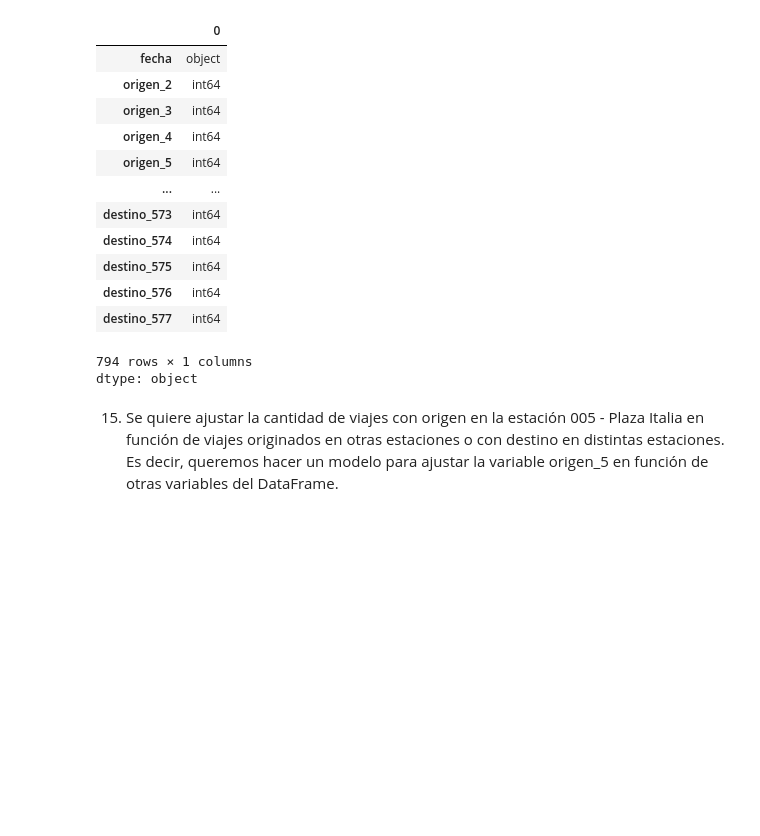
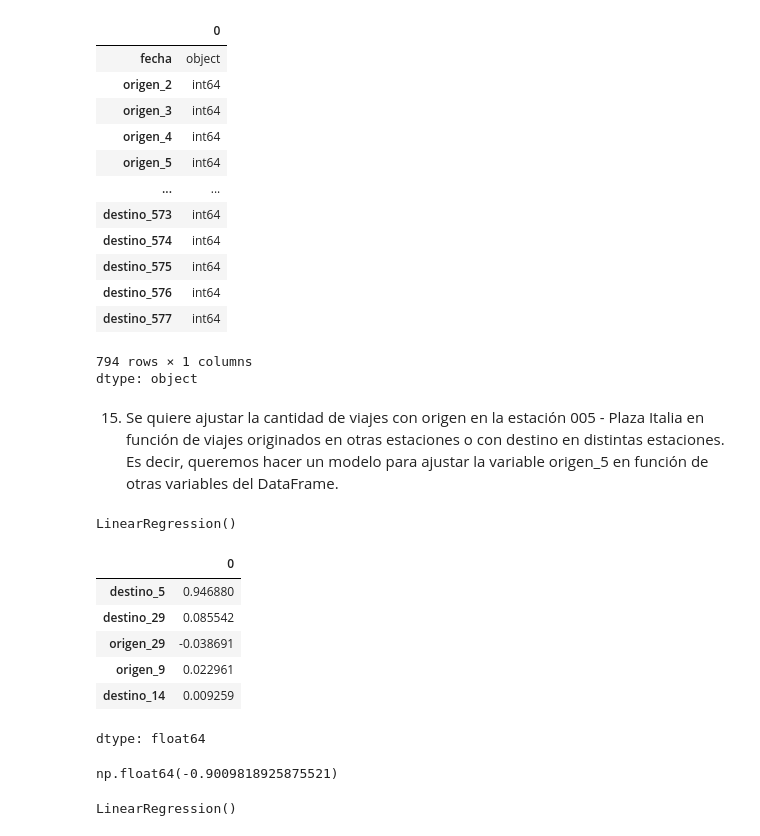
Before and after one commit to davidpalacio1/TP-1-LDD, a Jupyter notebook: TP_bicis.ipynb, the cells around one changed output. Cells and saved outputs as stored; diff of their text form; code cells hidden in the pictures; blank space fills up the shorter version.

```diff
--- a/TP_bicis.ipynb
+++ b/TP_bicis.ipynb
@@ -564,0 +585,47 @@ hacer un modelo para ajustar la variable origen_5 en función de otras variables
+# %%
+# Defino variables:
+
+from sklearn.linear_model import LinearRegression
+
+# Variable objetivo
+variable_objetivo = viajes["origen_5"]
+
+# Variables explicativas del Modelo 1
+variables_modelo_1 = viajes[[
+    "destino_5",
+    "destino_29",
+    "origen_29",
+    "origen_9",
+    "destino_14"
+]]
+# %%
+#Ajusto el modelo:
+
+modelo_1 = LinearRegression()
+
+modelo_1.fit(variables_modelo_1, variable_objetivo)
+# %% [output]
+LinearRegression()
+# %%
+# Veo coeficientes:
+
+coeficientes_modelo_1 = pd.Series(
+    modelo_1.coef_,
+    index=variables_modelo_1.columns
+)
+
+coeficientes_modelo_1
+# %% [output]
+|  | 0 |
+| destino_5 | 0.946880 |
+| destino_29 | 0.085542 |
+| origen_29 | -0.038691 |
+| origen_9 | 0.022961 |
+| destino_14 | 0.009259 |
+dtype: float64
+# %%
+# Intercepto:
+
+modelo_1.intercept_
+# %% [output]
+np.float64(-0.9009818925875521)
@@ -564,0 +650,8 @@ hacer un modelo para ajustar la variable origen_5 en función de otras variables
+# %%
+#Ajusto el modelo:
+
+modelo_2 = LinearRegression()
+
+modelo_2.fit(variables_modelo_2, variable_objetivo)
+# %% [output]
+LinearRegression()
```
Also changed, not shown: parts of 12 cells of this notebook.
